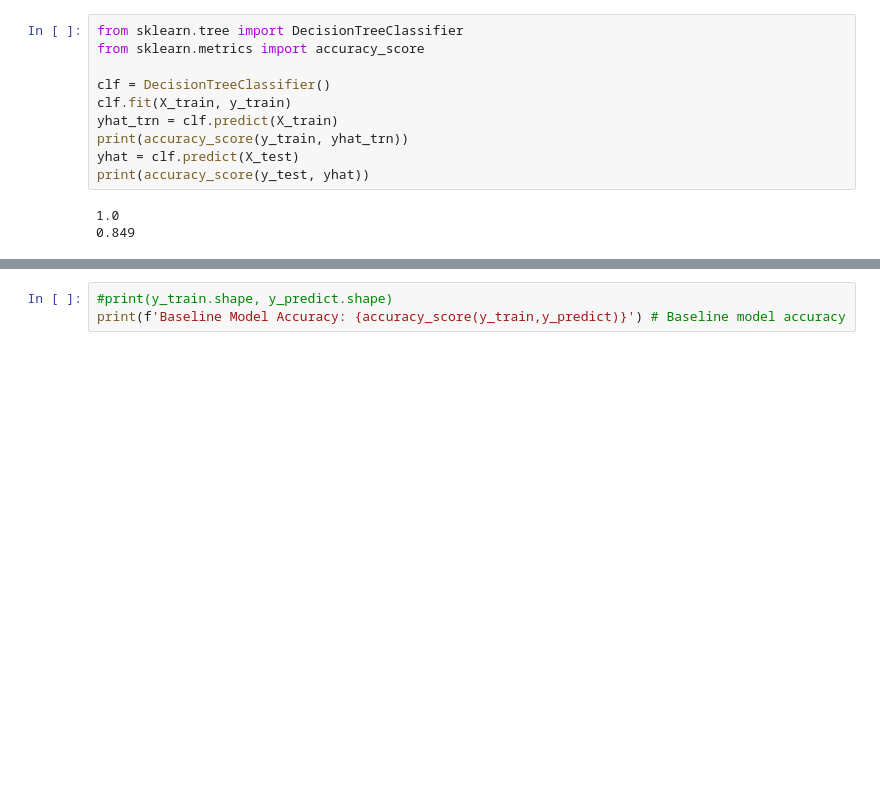
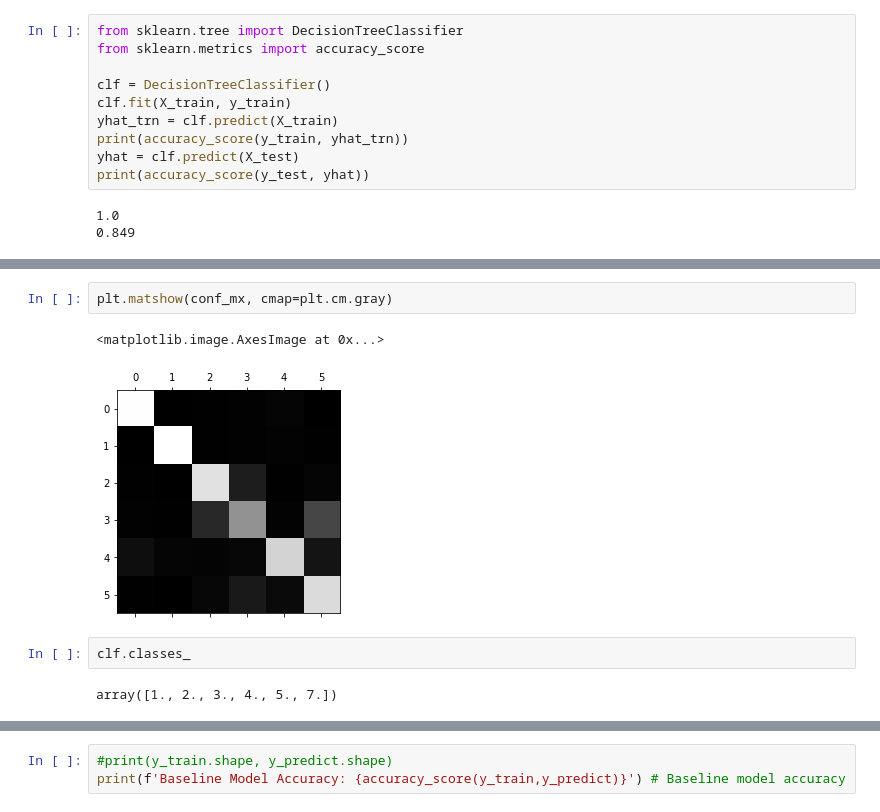
Before and after one commit to jstodd867/landsat-classification, a Jupyter notebook: Capstone_2_Landsat.ipynb, the cells around one changed output, grey strips where cells are left out. Cells and saved outputs as stored; diff of their text form; blank space fills up the shorter version.

```diff
--- a/Capstone_2_Landsat.ipynb
+++ b/Capstone_2_Landsat.ipynb
@@ -309,0 +320,9 @@ print(accuracy_score(y_test, yhat))
+# %%
+plt.matshow(conf_mx, cmap=plt.cm.gray)
+# %% [output]
+<matplotlib.image.AxesImage at 0x...>
+[figure, added]
+# %%
+clf.classes_
+# %% [output]
+array([1., 2., 3., 4., 5., 7.])
```
Also changed, not shown: parts of 9 cells of this notebook, 3 other files.
